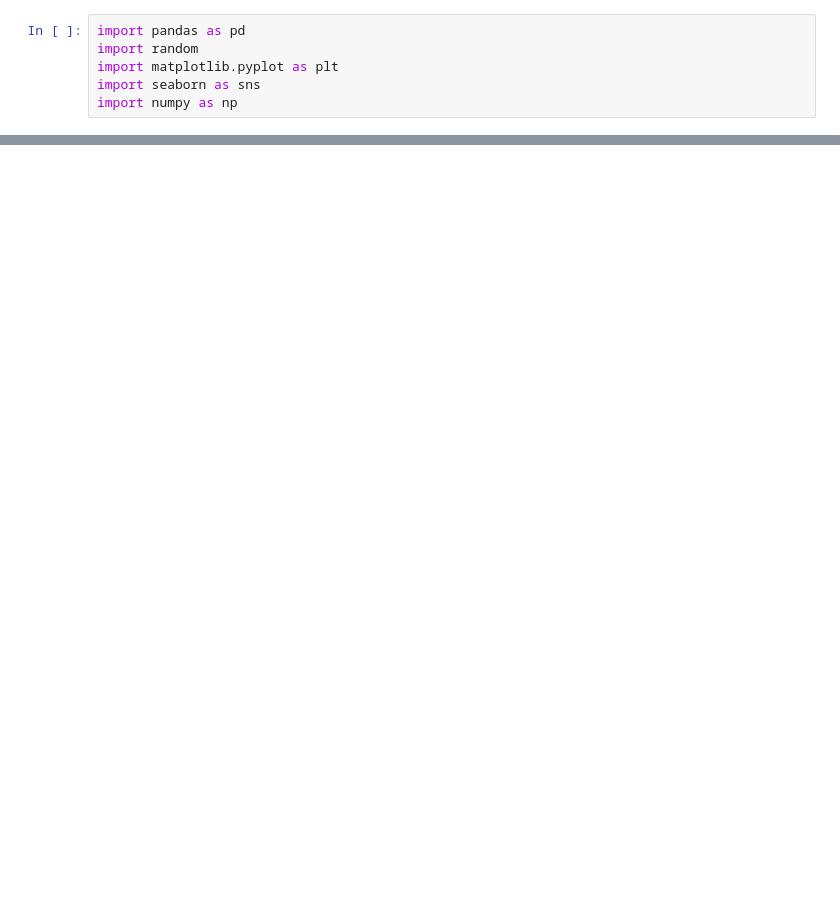
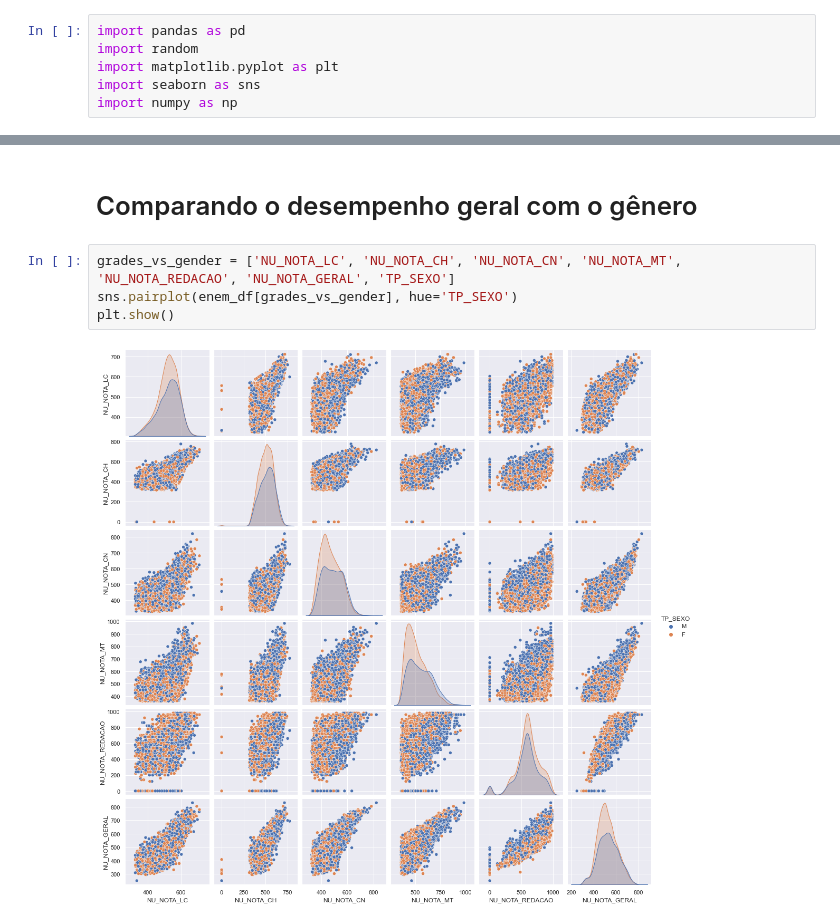
Before and after one commit to kailanefelix/enem-data-analysis, a Jupyter notebook: grades_analysis.ipynb, the cells around one changed output, grey strips where cells are left out. Cells and saved outputs as stored; diff of their text form; blank space fills up the shorter version.

```diff
--- a/grades_analysis.ipynb
+++ b/grades_analysis.ipynb
@@ -32,0 +97,8 @@ plt.show()
+# %% [markdown]
+# Comparando o desempenho geral com o gênero
+# %%
+grades_vs_gender = ['NU_NOTA_LC', 'NU_NOTA_CH', 'NU_NOTA_CN', 'NU_NOTA_MT', 'NU_NOTA_REDACAO', 'NU_NOTA_GERAL', 'TP_SEXO']
+sns.pairplot(enem_df[grades_vs_gender], hue='TP_SEXO')
+plt.show()
+# %% [output]
+[figure, added]
```
Also changed, not shown: parts of 15 cells of this notebook.
